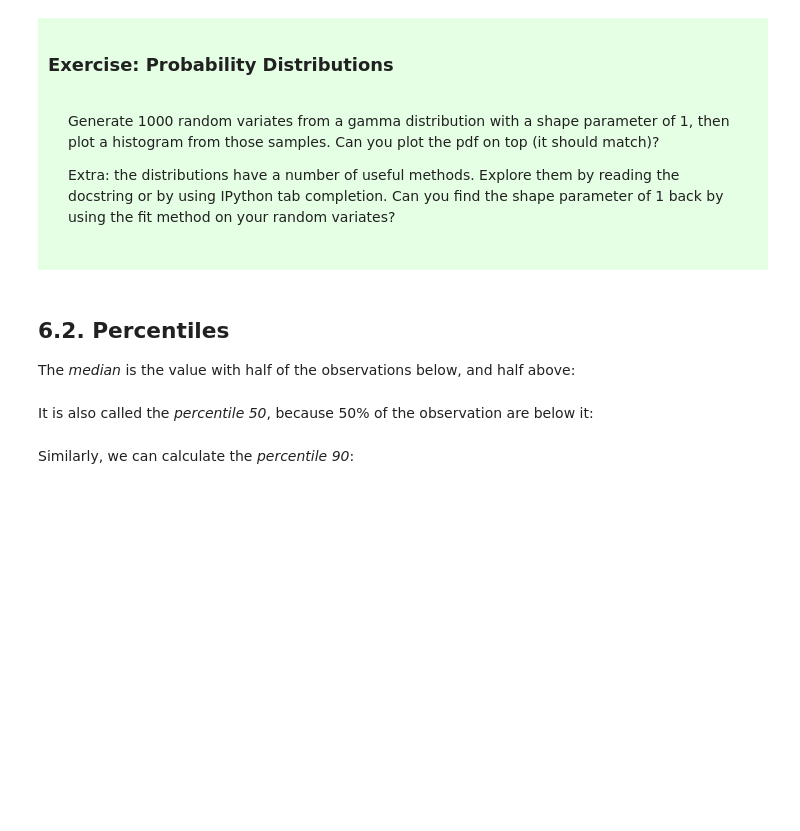
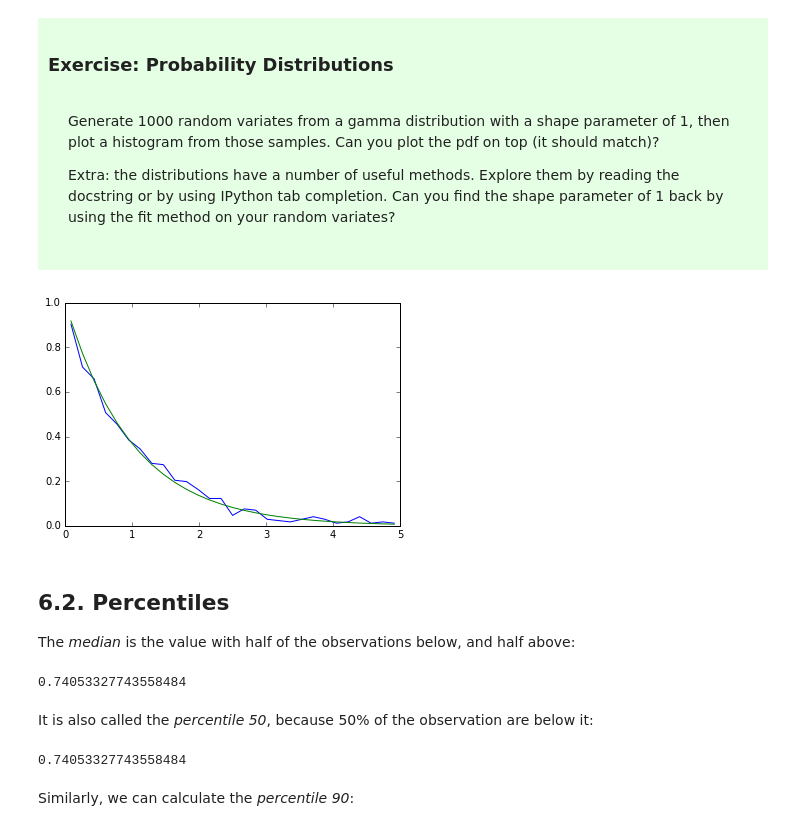
Before and after one commit to Jonathan-Adams2015/csci-2000-personal, a Jupyter notebook: scipy/scipy.ipynb, the cells around one changed output. Cells and saved outputs as stored; diff of their text form; code cells hidden in the pictures; blank space fills up the shorter version.

```diff
--- a/scipy/scipy.ipynb
+++ b/scipy/scipy.ipynb
@@ -535,15 +478,32 @@ std
 <p>Extra: the distributions have a number of useful methods. Explore them by reading the docstring or by using IPython tab completion. Can you find the shape parameter of 1 back by using the fit method on your random variates?</p>
 </div>
 </div>
+# %%
+#Gamma distribution
+
+a = np.random.gamma(1, size = 1000)
+bins = np.linspace(0, 5, 30)
+histogram, bins = np.histogram(a, bins=bins, normed=True)
+bins = 0.5*(bins[1:] + bins[:-1])
+b = stats.gamma.pdf(bins,1)
+plt.plot(bins, histogram)
+plt.plot(bins, b)
+plt.show()
+# %% [output]
+[figure, added]
 # %% [markdown]
 ## 6.2. Percentiles
 The _median_ is the value with half of the observations below, and half above:
 # %%
 np.median(a)
+# %% [output]
+0.74053327743558484
 # %% [markdown]
 It is also called the _percentile 50_, because 50% of the observation are below it:
 # %%
 stats.scoreatpercentile(a, 50)
+# %% [output]
+0.74053327743558484
 # %% [markdown]
 Similarly, we can calculate the _percentile 90_:
 # %%
```
Also changed, not shown: parts of 70 cells of this notebook.
